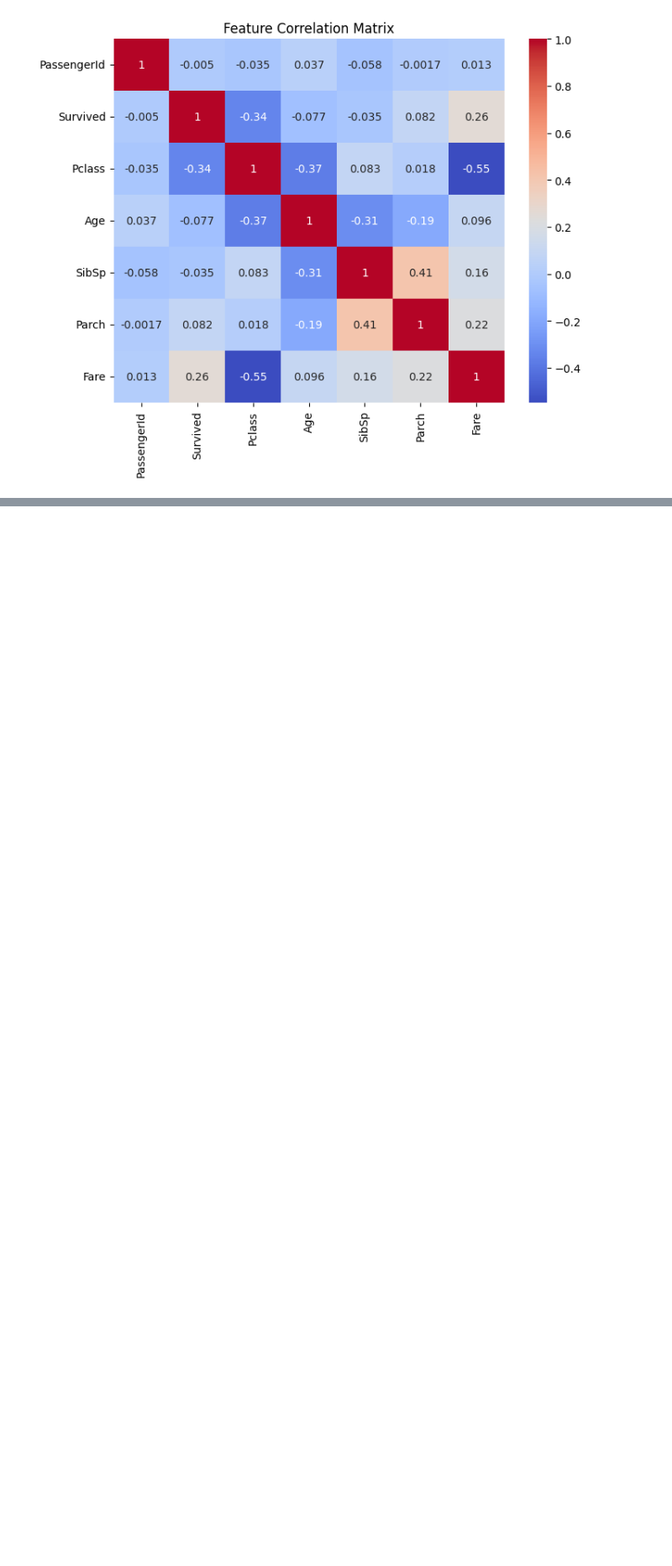
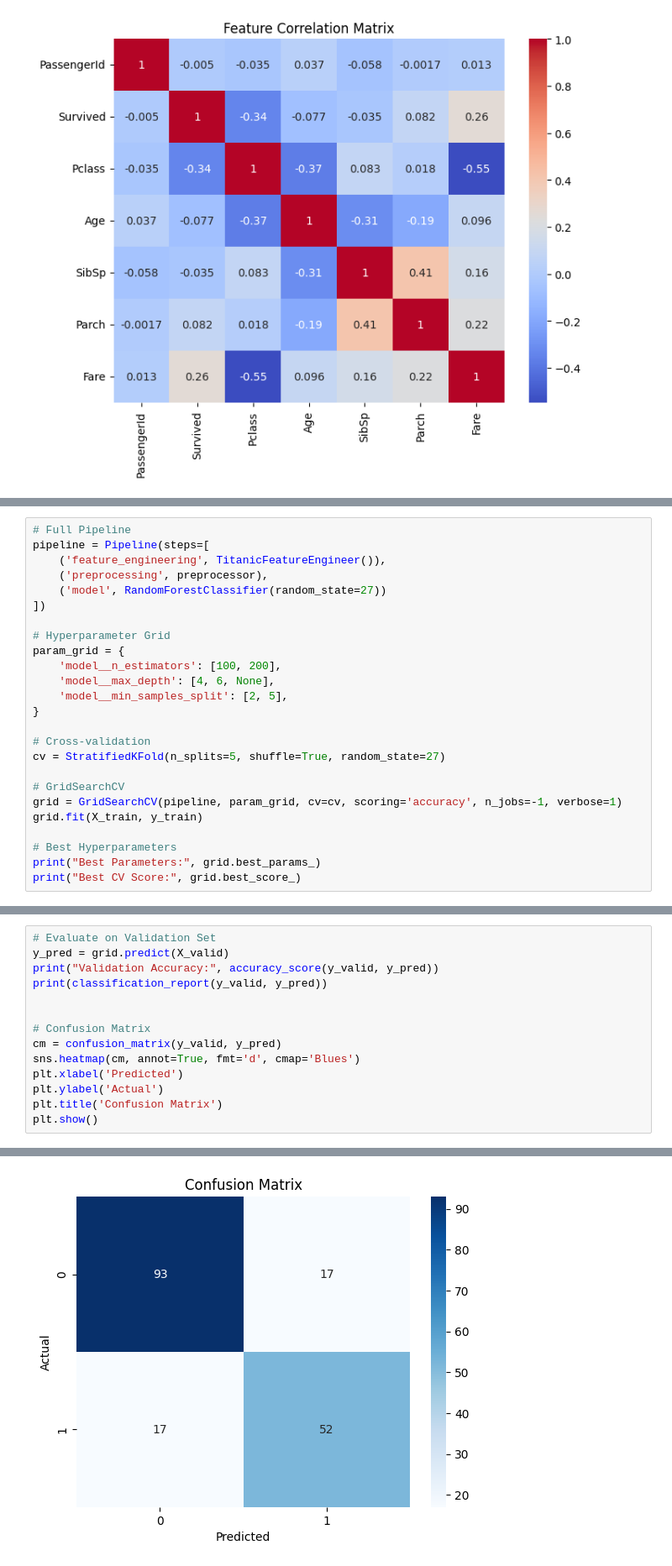
Before and after one commit to in27sung/kaggle, a Jupyter notebook: titanic-survival-prediction.ipynb, the cells around one changed output, grey strips where cells are left out. Shown: that part at 84% size. Saved outputs shown, nothing was run; the diff lists cells and outputs as text; blank space fills up the shorter version.

Commit message:
Kaggle Notebook | Titanic - Survival Prediction | Version 5

```diff
--- a/titanic-survival-prediction.ipynb
+++ b/titanic-survival-prediction.ipynb
@@ -420,0 +281,25 @@ submission.to_csv('submission.csv', index=False)
+# %%
+# Full Pipeline
+pipeline = Pipeline(steps=[
+    ('feature_engineering', TitanicFeatureEngineer()),
+    ('preprocessing', preprocessor),
+    ('model', RandomForestClassifier(random_state=27))
+])
+
+# Hyperparameter Grid
+param_grid = {
+    'model__n_estimators': [100, 200],
+    'model__max_depth': [4, 6, None],
+    'model__min_samples_split': [2, 5],
+}
+
+# Cross-validation
+cv = StratifiedKFold(n_splits=5, shuffle=True, random_state=27)
+
+# GridSearchCV
+grid = GridSearchCV(pipeline, param_grid, cv=cv, scoring='accuracy', n_jobs=-1, verbose=1)
+grid.fit(X_train, y_train)
+
+# Best Hyperparameters
+print("Best Parameters:", grid.best_params_)
+print("Best CV Score:", grid.best_score_)
@@ -420,0 +347,15 @@ submission.to_csv('submission.csv', index=False)
+# %%
+# Evaluate on Validation Set
+y_pred = grid.predict(X_valid)
+print("Validation Accuracy:", accuracy_score(y_valid, y_pred))
+print(classification_report(y_valid, y_pred))
+
+
+# Confusion Matrix
+cm = confusion_matrix(y_valid, y_pred)
+sns.heatmap(cm, annot=True, fmt='d', cmap='Blues')
+plt.xlabel('Predicted')
+plt.ylabel('Actual')
+plt.title('Confusion Matrix')
+plt.show()
+# %% [output]
@@ -420,0 +371 @@ submission.to_csv('submission.csv', index=False)
+[figure, added]
```
Also changed, not shown: parts of 37 cells of this notebook.
